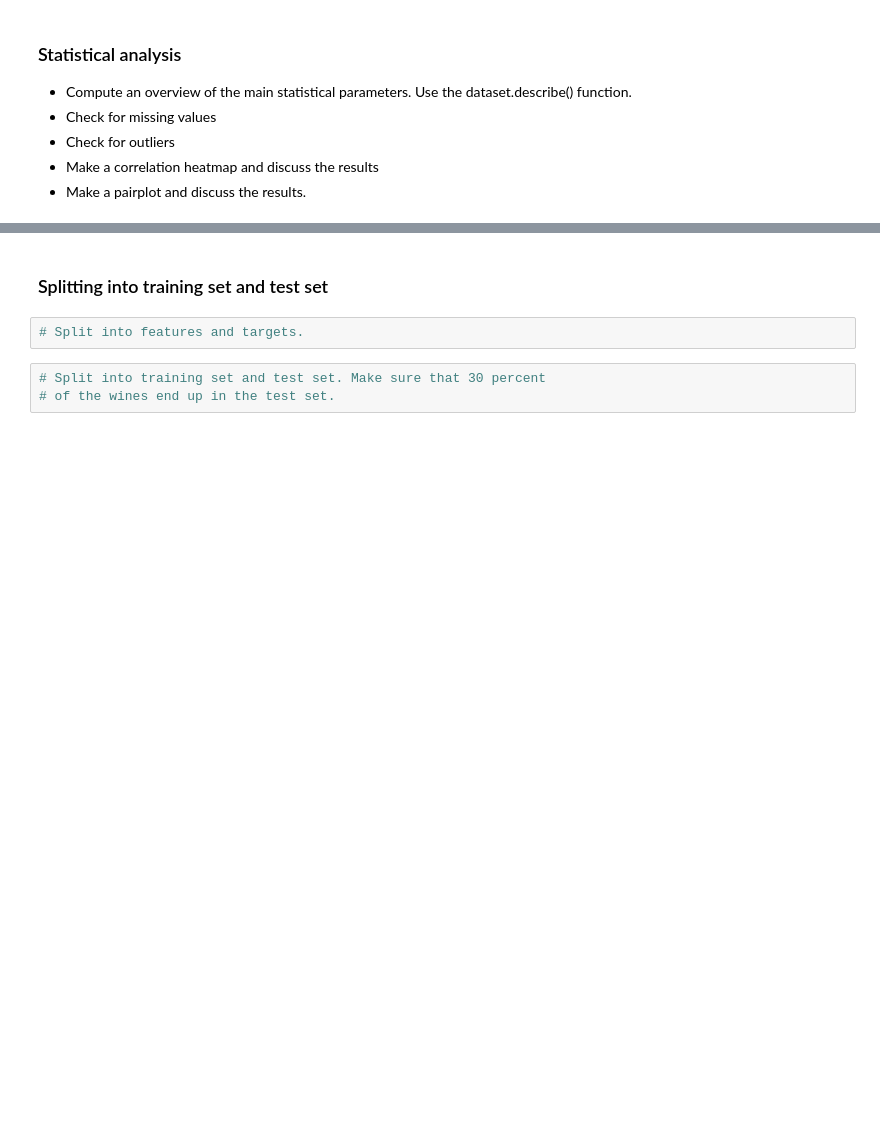
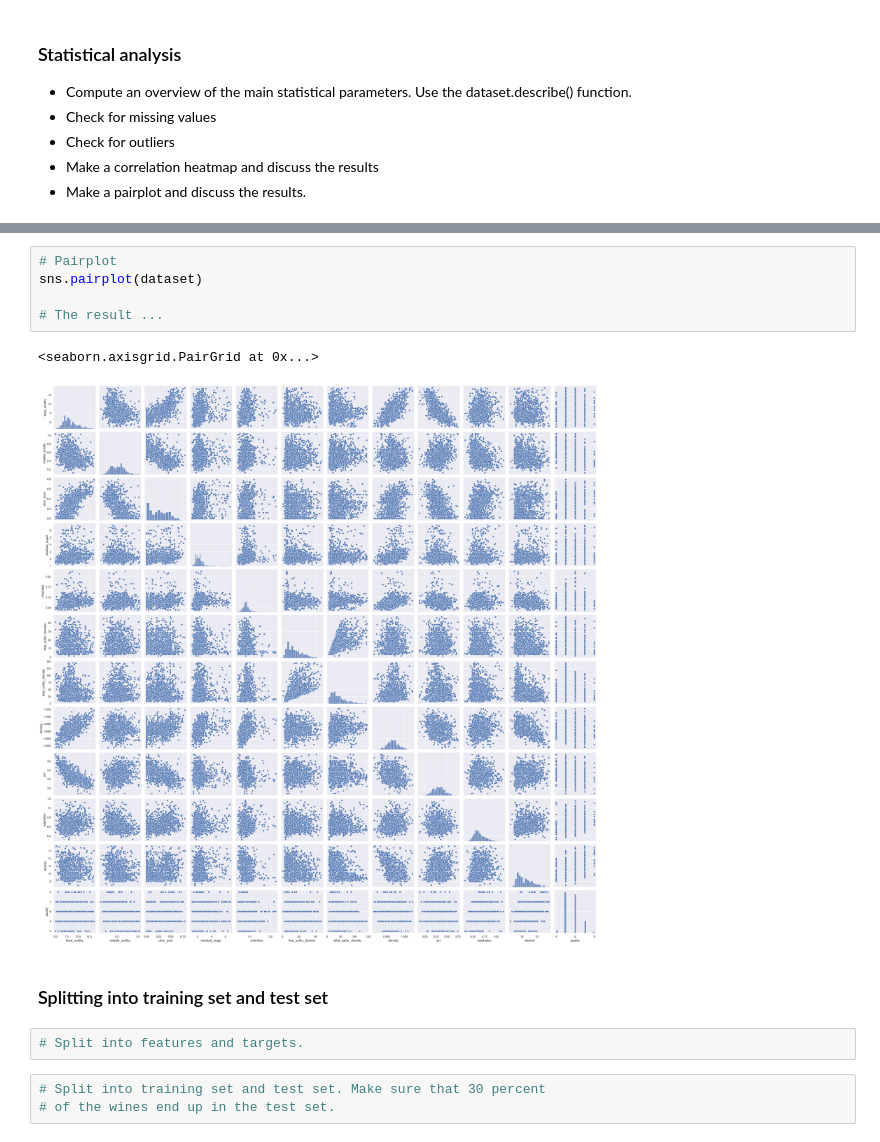
Before and after one commit to Calle-J/Machine-Learning-and-AI-CalleJ, a Jupyter notebook: Session_02_ML_Pipeline_Regression_Assignment/Session_02_Regression_Assignment_2025.ipynb, the cells around one changed output, grey strips where cells are left out. Cells and saved outputs as stored; diff of their text form; blank space fills up the shorter version.

```diff
--- a/Session_02_ML_Pipeline_Regression_Assignment/Session_02_Regression_Assignment_2025.ipynb
+++ b/Session_02_ML_Pipeline_Regression_Assignment/Session_02_Regression_Assignment_2025.ipynb
@@ -62,3 +104,11 @@ dataset.shape
+# %%
+# Pairplot
+sns.pairplot(dataset)
+
+# The result ...
+# %% [output]
+<seaborn.axisgrid.PairGrid at 0x...>
+[figure, added]
 # %% [markdown]
 ### Splitting into training set and test set
 # %%
```
Also changed, not shown: parts of 7 cells of this notebook.
